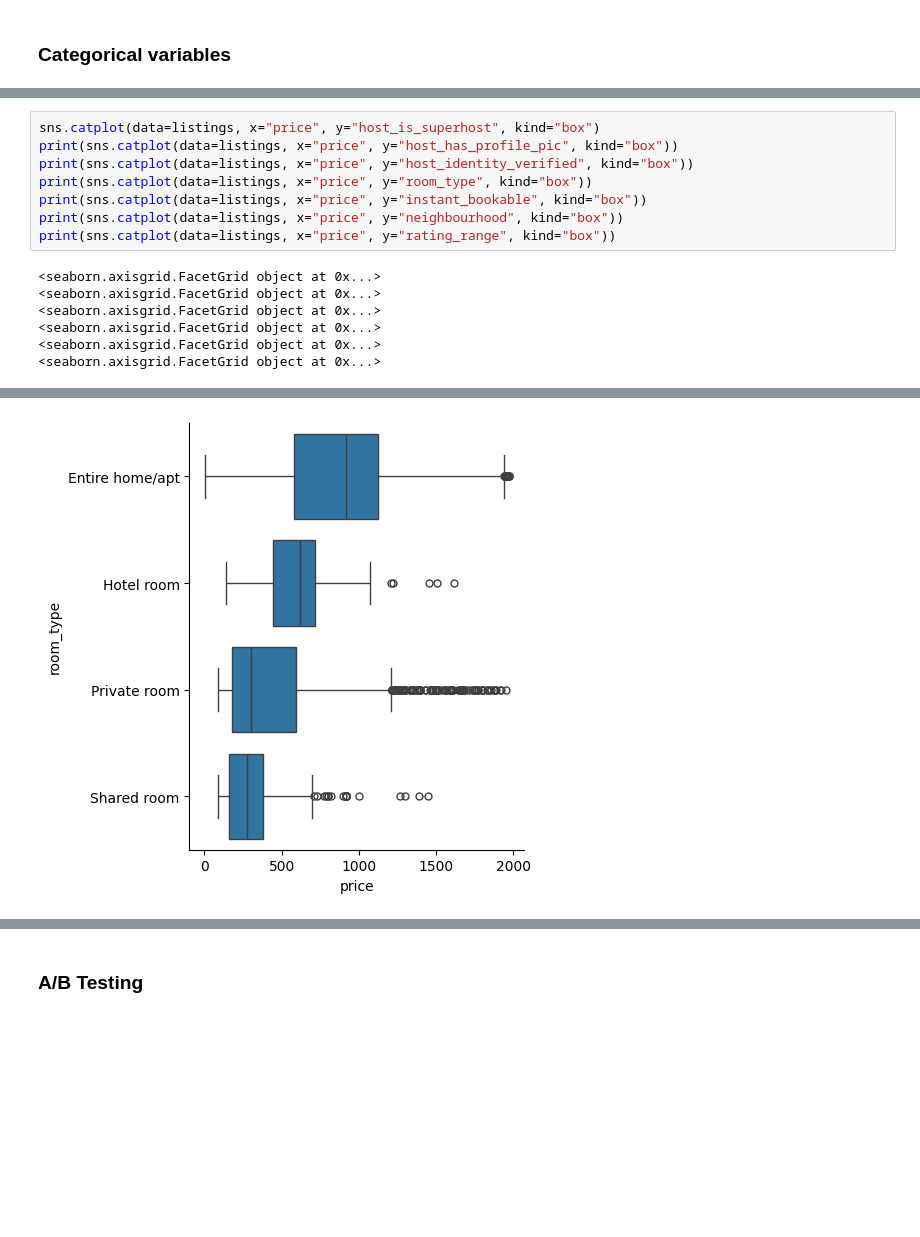
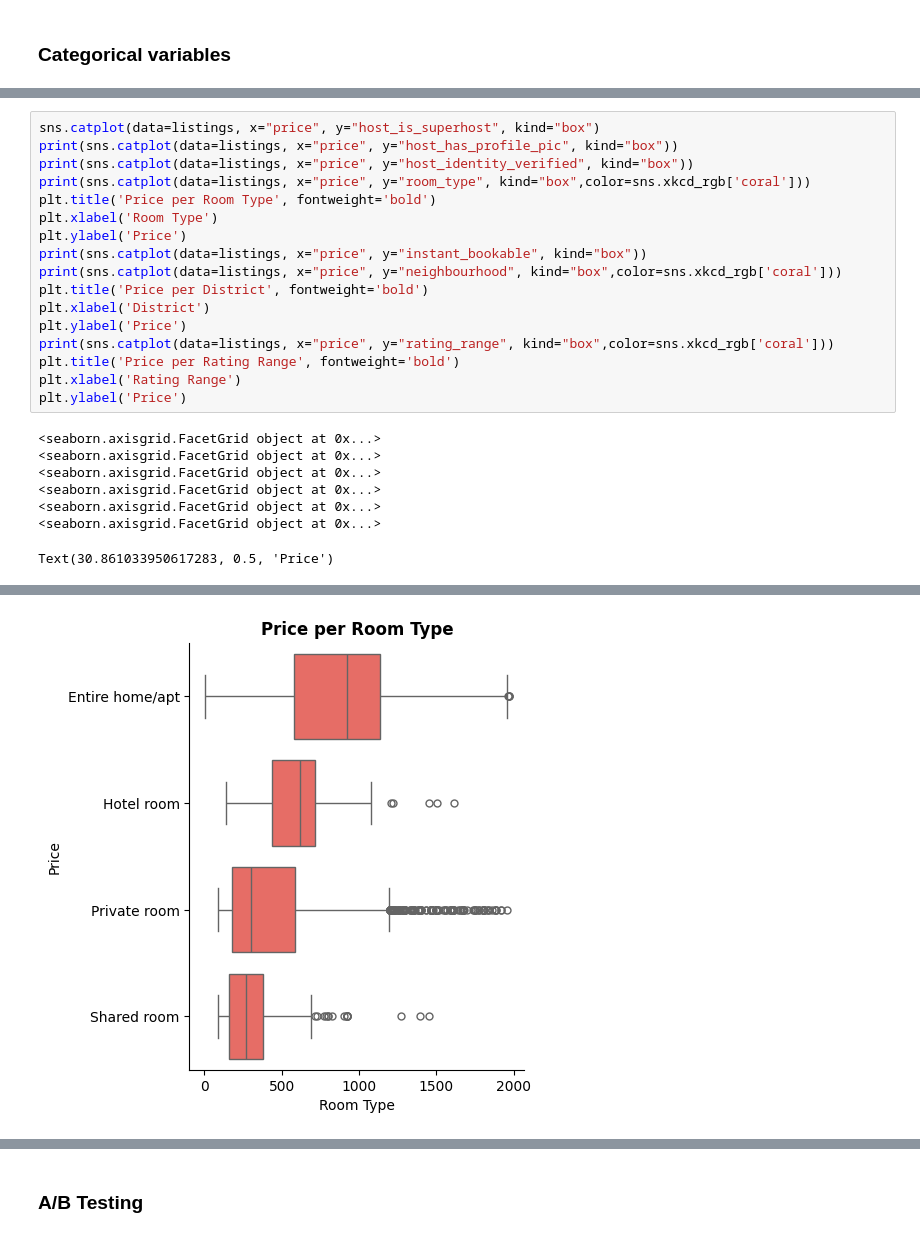
Before and after one commit to alelledo/Hong-Kong_project, a Jupyter notebook: Hong-Kong-project.ipynb, the cells around one changed output, grey strips where cells are left out. Saved outputs shown, nothing was run; the diff lists cells and outputs as text; blank space fills up the shorter version.

```diff
--- a/Hong-Kong-project.ipynb
+++ b/Hong-Kong-project.ipynb
@@ -307,10 +327,19 @@ The `ci` parameter is deprecated. Use `errorbar=None` for the same effect.
 sns.catplot(data=listings, x="price", y="host_is_superhost", kind="box")
 print(sns.catplot(data=listings, x="price", y="host_has_profile_pic", kind="box"))
 print(sns.catplot(data=listings, x="price", y="host_identity_verified", kind="box"))
-print(sns.catplot(data=listings, x="price", y="room_type", kind="box"))
+print(sns.catplot(data=listings, x="price", y="room_type", kind="box",color=sns.xkcd_rgb['coral']))
+plt.title('Price per Room Type', fontweight='bold')
+plt.xlabel('Room Type')
+plt.ylabel('Price')
 print(sns.catplot(data=listings, x="price", y="instant_bookable", kind="box"))
-print(sns.catplot(data=listings, x="price", y="neighbourhood", kind="box"))
-print(sns.catplot(data=listings, x="price", y="rating_range", kind="box"))
+print(sns.catplot(data=listings, x="price", y="neighbourhood", kind="box",color=sns.xkcd_rgb['coral']))
+plt.title('Price per District', fontweight='bold')
+plt.xlabel('District')
+plt.ylabel('Price')
+print(sns.catplot(data=listings, x="price", y="rating_range", kind="box",color=sns.xkcd_rgb['coral']))
+plt.title('Price per Rating Range', fontweight='bold')
+plt.xlabel('Rating Range')
+plt.ylabel('Price')
 # %% [output]
 <seaborn.axisgrid.FacetGrid object at 0x...>
 <seaborn.axisgrid.FacetGrid object at 0x...>
@@ -318,3 +347,4 @@ print(sns.catplot(data=listings, x="price", y="rating_range", kind="box"))
 <seaborn.axisgrid.FacetGrid object at 0x...>
 <seaborn.axisgrid.FacetGrid object at 0x...>
 <seaborn.axisgrid.FacetGrid object at 0x...>
+Text(30.861033950617283, 0.5, 'Price')
@@ -324 +354 @@ print(sns.catplot(data=listings, x="price", y="rating_range", kind="box"))
-[figure, old version]
+[figure, new version]
```
Also changed, not shown: parts of 18 cells of this notebook, 2 other files.
